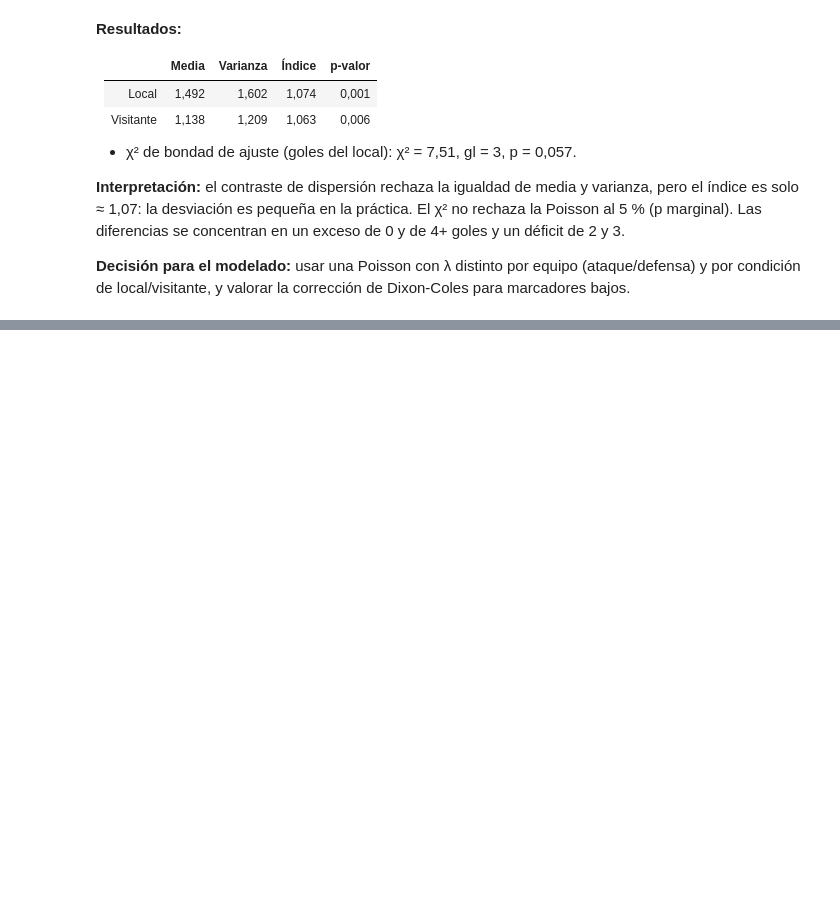
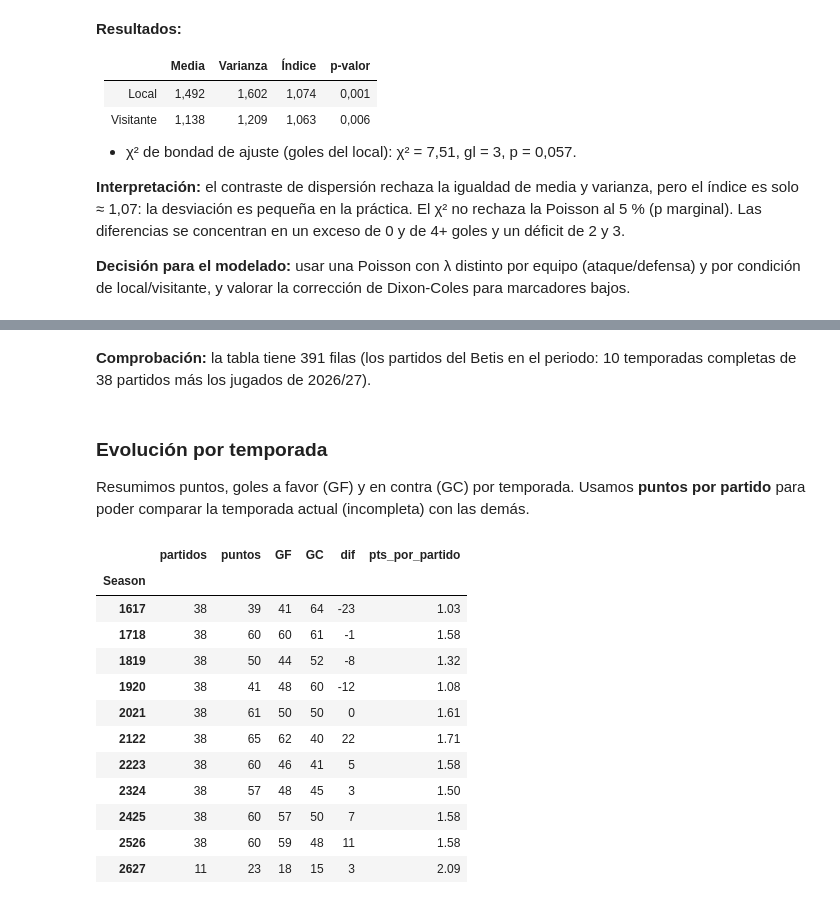
Before and after one commit to eblancod27/betis-predictor, a Jupyter notebook: notebooks/01_eda.ipynb, the cells around one changed output, grey strips where cells are left out. Drawn from its saved outputs; the diff is of its cells as text; code cells hidden in the pictures; blank space fills up the shorter version.

```diff
--- a/notebooks/01_eda.ipynb
+++ b/notebooks/01_eda.ipynb
@@ -203,0 +228,33 @@ de Dixon-Coles para marcadores bajos.
+# %% [markdown]
+**Comprobación:** la tabla tiene 391 filas (los partidos del Betis en el
+periodo: 10 temporadas completas de 38 partidos más los jugados de 2026/27).
+# %% [markdown]
+### Evolución por temporada
+
+Resumimos puntos, goles a favor (GF) y en contra (GC) por temporada. Usamos
+**puntos por partido** para poder comparar la temporada actual (incompleta)
+con las demás.
+# %%
+resumen = b.groupby("Season").agg(
+    partidos=("puntos", "size"),
+    puntos=("puntos", "sum"),
+    GF=("GF", "sum"),
+    GC=("GC", "sum"),
+)
+resumen["dif"] = resumen["GF"] - resumen["GC"]
+resumen["pts_por_partido"] = (resumen["puntos"] / resumen["partidos"]).round(2)
+resumen
+# %% [output]
+|  | partidos | puntos | GF | GC | dif | pts_por_partido |
+| Season |  |  |  |  |  |  |
+| 1617 | 38 | 39 | 41 | 64 | -23 | 1.03 |
+| 1718 | 38 | 60 | 60 | 61 | -1 | 1.58 |
+| 1819 | 38 | 50 | 44 | 52 | -8 | 1.32 |
+| 1920 | 38 | 41 | 48 | 60 | -12 | 1.08 |
+| 2021 | 38 | 61 | 50 | 50 | 0 | 1.61 |
+| 2122 | 38 | 65 | 62 | 40 | 22 | 1.71 |
+| 2223 | 38 | 60 | 46 | 41 | 5 | 1.58 |
+| 2324 | 38 | 57 | 48 | 45 | 3 | 1.50 |
+| 2425 | 38 | 60 | 57 | 50 | 7 | 1.58 |
+| 2526 | 38 | 60 | 59 | 48 | 11 | 1.58 |
+| 2627 | 11 | 23 | 18 | 15 | 3 | 2.09 |
```
Also changed, not shown: parts of 8 cells of this notebook.
